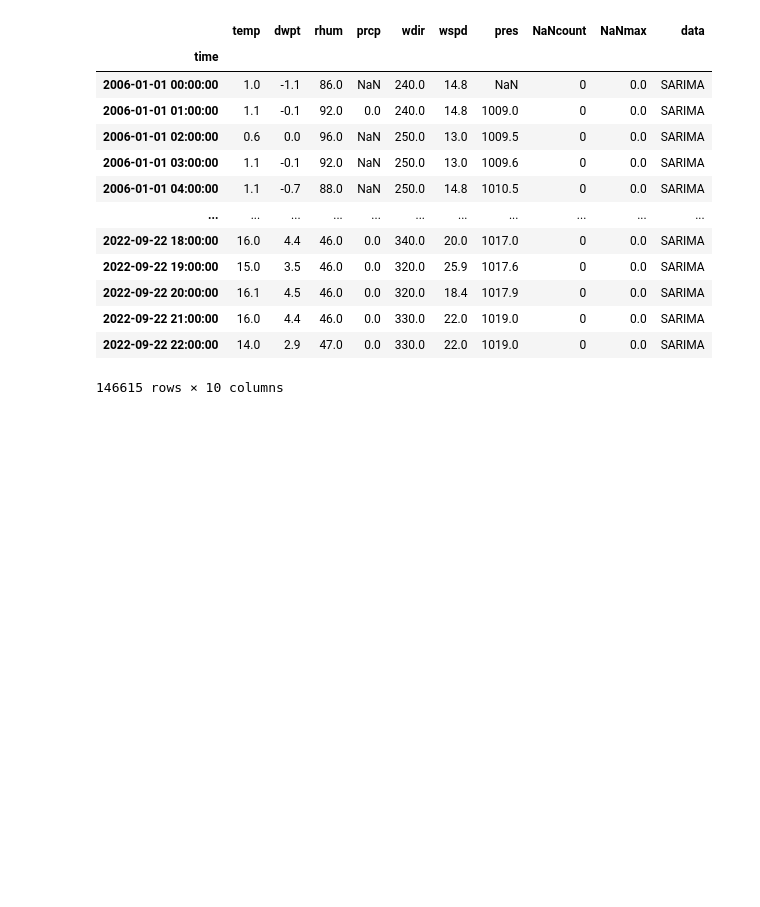
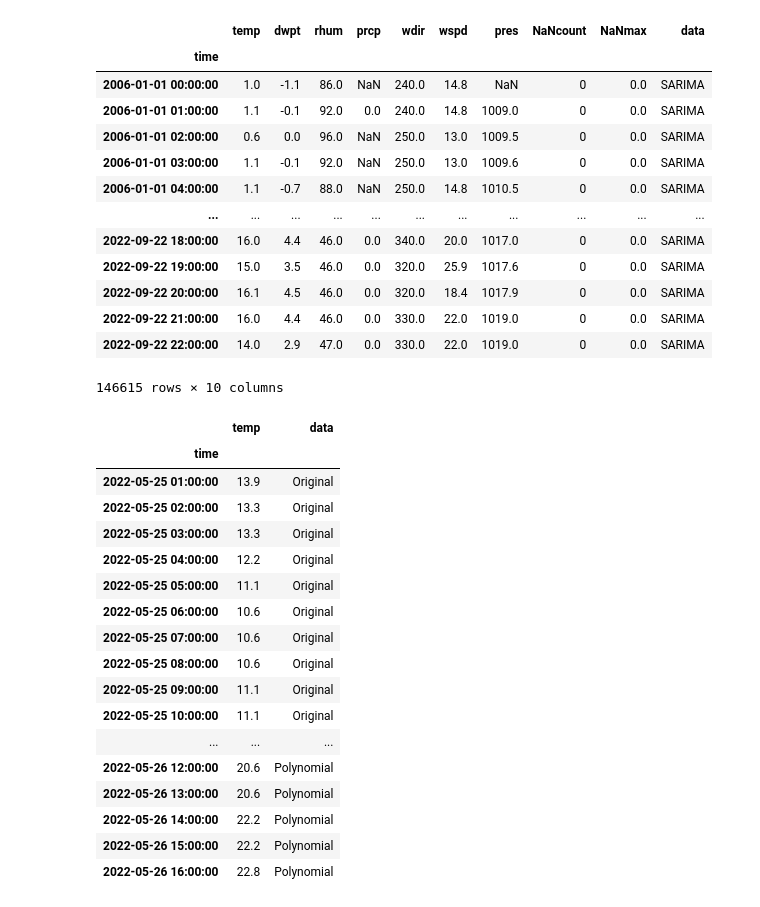
Before and after one commit to Pkeet99/Weatherman, a Jupyter notebook: Results/Cleaning & Scores Visuals.ipynb, the cells around one changed output. Cells and saved outputs as stored; diff of their text form; code cells hidden in the pictures; blank space fills up the shorter version.

```diff
--- a/Results/Cleaning & Scores Visuals.ipynb
+++ b/Results/Cleaning & Scores Visuals.ipynb
@@ -60,4 +60,24 @@ df_cln
 | 2022-09-22 22:00:00 | 14.0 | 2.9 | 47.0 | 0.0 | 330.0 | 22.0 | 1019.0 | 0 | 0.0 | SARIMA |
 146615 rows × 10 columns
 # %%
-df_cln_graph=pd.concat([df_org.loc['2006-04-07 12:00:00':'2006-04-12 00:00:00'][['temp','data']],df_bad.loc['2006-04-09 04:00:00':'2006-04-10 16:00:00'][['temp','data']],df_cln.loc['2006-04-09 04:00:00':'2006-04-10 16:00:00'][['temp','data']]])
+df_poly_graph=pd.concat([df_org.loc['2022-05-25 01:00:00':'2022-05-27 01:00:00'][['temp','data']],df_bad.loc['2022-05-26 06:00:00':'2022-05-26 16:00:00'][['temp','data']]])
+df_poly_graph
+# %% [output]
+|  | temp | data |
+| time |  |  |
+| 2022-05-25 01:00:00 | 13.9 | Original |
+| 2022-05-25 02:00:00 | 13.3 | Original |
+| 2022-05-25 03:00:00 | 13.3 | Original |
+| 2022-05-25 04:00:00 | 12.2 | Original |
+| 2022-05-25 05:00:00 | 11.1 | Original |
+| 2022-05-25 06:00:00 | 10.6 | Original |
+| 2022-05-25 07:00:00 | 10.6 | Original |
+| 2022-05-25 08:00:00 | 10.6 | Original |
+| 2022-05-25 09:00:00 | 11.1 | Original |
+| 2022-05-25 10:00:00 | 11.1 | Original |
+| ... | ... | ... |
+| 2022-05-26 12:00:00 | 20.6 | Polynomial |
+| 2022-05-26 13:00:00 | 20.6 | Polynomial |
+| 2022-05-26 14:00:00 | 22.2 | Polynomial |
+| 2022-05-26 15:00:00 | 22.2 | Polynomial |
+| 2022-05-26 16:00:00 | 22.8 | Polynomial |
```
Also changed, not shown: parts of 6 cells of this notebook, 3 other files.
